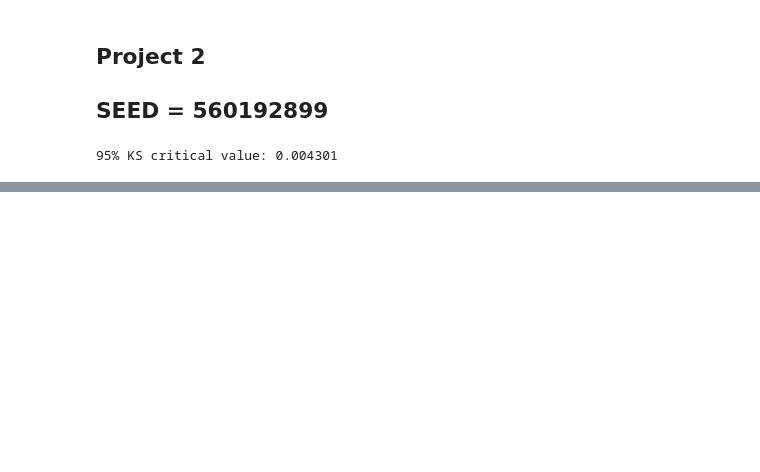
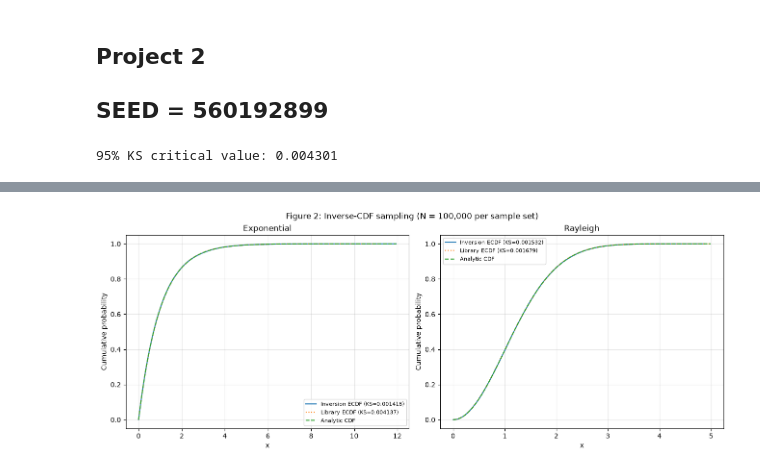
Before and after one commit to dnomhciR/ECE3715_MP2, a Jupyter notebook: mp2.ipynb, the cells around one changed output, grey strips where cells are left out. Cells and saved outputs as stored; diff of their text form; code cells hidden in the pictures; blank space fills up the shorter version.

```diff
--- a/mp2.ipynb
+++ b/mp2.ipynb
@@ -271,45 +233,66 @@ $$
 # %%
 inversion_exponential = sample_by_inversion(
-    inv_cdf_exponential,
-    N,
-    rng_step2,
-    lam=1
+    inv_cdf_exponential, N, rng_step2, lam=1
 )
-
 inversion_rayleigh = sample_by_inversion(
-    inv_cdf_rayleigh,
-    N,
-    rng_step2,
-    sigma=1
+    inv_cdf_rayleigh, N, rng_step2, sigma=1
 )
 
 exp_ks = ks_statistic(inversion_exponential, exponential_cdf)
 rayleigh_ks = ks_statistic(inversion_rayleigh, rayleigh_cdf)
+two_sample_critical = 1.36 * np.sqrt(2 / N)
+step2_results = []
 
-print(f"Exponential inversion KS = {exp_ks:.6f}")
-print(f"Rayleigh inversion KS = {rayleigh_ks:.6f}")
-print(f"95% critical value = {critical_value:.6f}")
+for name, inverted, library, cdf in [
+    ("Exponential", inversion_exponential, exponential_samples, exponential_cdf),
+    ("Rayleigh", inversion_rayleigh, rayleigh_samples, rayleigh_cdf)
+]:
+    step2_results.append({
+        "name": name,
+        "inversion_ks": ks_statistic(inverted, cdf),
+        "library_ks": ks_statistic(library, cdf),
+        "two_sample_ks": stats.ks_2samp(inverted, library).statistic
+    })
 
-fig, axes = plt.subplots(1, 2, figsize=(12, 5))
+fig, axes = plt.subplots(1, 2, figsize=(13, 5), constrained_layout=True)
+fig.suptitle(f"Figure 2: Inverse-CDF sampling (N = {N:,} per sample set)")
+for ax, row, inverted, library, cdf in zip(
+    axes, step2_results,
+    (inversion_exponential, inversion_rayleigh),
+    (exponential_samples, rayleigh_samples),
+    (exponential_cdf, rayleigh_cdf)
+):
+    empirical = np.arange(1, N + 1) / N
+    ax.step(np.sort(inverted), empirical, where="post",
+            label=f"Inversion ECDF (KS={row['inversion_ks']:.6f})")
+    ax.step(np.sort(library), empirical, where="post", linestyle=":",
+            label=f"Library ECDF (KS={row['library_ks']:.6f})")
+    x = np.linspace(0, max(inverted.max(), library.max()), 1200)
+    ax.plot(x, cdf(x), "--", label="Analytic CDF")
+    ax.set(title=row["name"], xlabel="x", ylabel="Cumulative probability")
+    ax.legend(fontsize=8)
+    ax.grid(True, alpha=0.3)
+plt.show()
 
-for ax, name, samples, cdf, ks_value in [
-    (axes[0], "Exponential", inversion_exponential, exponential_cdf, exp_ks),
-    (axes[1], "Rayleigh", inversion_rayleigh, rayleigh_cdf, rayleigh_ks)
+print(f"N = {N:,} per sample set")
+print(f"One-sample 95% KS cutoff: {critical_value:.6f}")
+print(f"Two-sample 95% KS cutoff: {two_sample_critical:.6f}")
+print(f"{'Distribution':<14} {'Inversion/theory':>17} {'Library/theory':>16} {'Inversion/library':>19}")
+for row in step2_results:
+    print(f"{row['name']:<14} {row['inversion_ks']:17.6f} "
+          f"{row['library_ks']:16.6f} {row['two_sample_ks']:19.6f}")
+    one_sample_ok = row['inversion_ks'] <= critical_value
+    two_sample_ok = row['two_sample_ks'] <= two_sample_critical
+    print("  Inversion vs theory:", "do not reject" if one_sample_ok else "reject at 5%")
+    print("  Inversion vs library:", "do not reject" if two_sample_ok else "reject at 5%")
+
+print("\nEndpoint and numerical stability checks:")
+u_check = np.array([0.0, np.nextafter(0.0, 1.0), np.nextafter(1.0, 0.0)])
+for name, values in [
+    ("Exponential", inv_cdf_exponential(u_check, lam=1)),
+    ("Rayleigh", inv_cdf_rayleigh(u_check, sigma=1))
 ]:
-    ordered = np.sort(samples)
-    empirical = np.arange(1, N + 1) / N
-
-    ax.plot(ordered, empirical, label="Inversion samples")
-
-    x = np.linspace(0, np.percentile(samples, 99.9), 1000)
-    ax.plot(x, cdf(x), label="Analytic CDF")
-
-    ax.set_title(f"{name}: KS = {ks_value:.6f}")
-    ax.set_xlabel("x")
-    ax.set_ylabel("CDF")
-    ax.legend()
-    ax.grid(True)
-
-plt.tight_layout()
-plt.show()
+    print(f"{name}: inverse(0)={values[0]:.1f}; "
+          f"all tested values finite={np.all(np.isfinite(values))}")
 # %% [output]
+[figure, new version]
```
Also changed, not shown: parts of 22 cells of this notebook.
